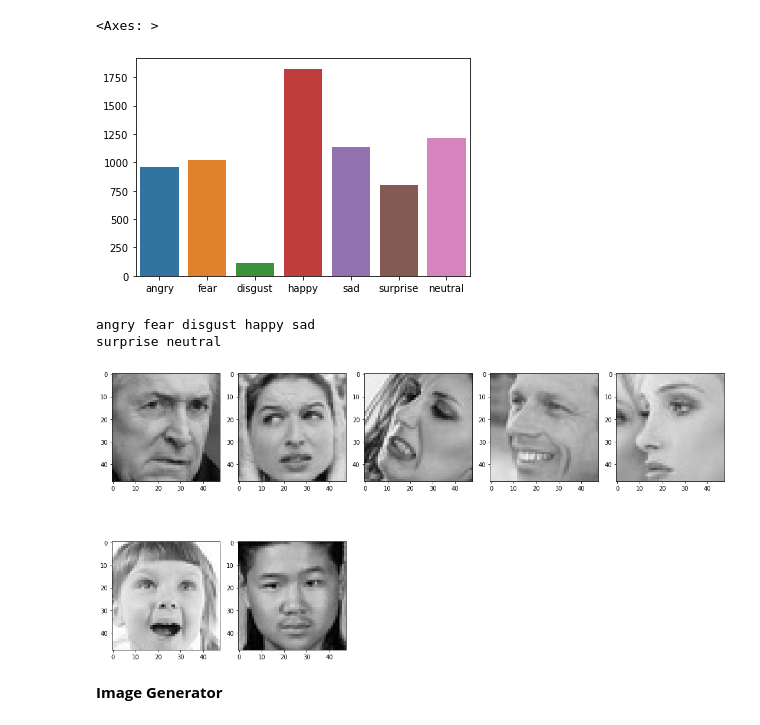
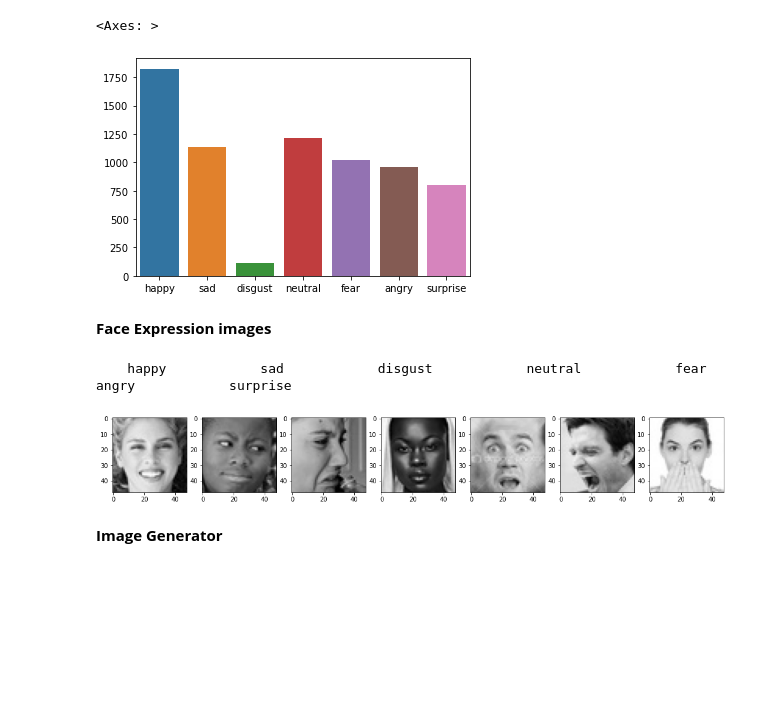
Before and after one commit to Moukthika1253/Facial_Expression_ImageClassifier, a Jupyter notebook: facial_expression_classifier.ipynb, the cells around one changed output. Saved outputs shown, nothing was run; the diff lists cells and outputs as text; code cells hidden in the pictures; blank space fills up the shorter version.

```diff
--- a/facial_expression_classifier.ipynb
+++ b/facial_expression_classifier.ipynb
@@ -29,10 +9,9 @@ Successfully installed flatbuffers-1.12 keras-2.9.0 keras-preprocessing-1.1.2 te
 train_data="/content/images/train"
 test_data="/content/images/validation"
 train_count=[]
-exp_list=["angry","fear","disgust","happy","sad","surprise","neutral"]
-print("Images in train set:")
+exp_list=[]
 for emotion in os.listdir(train_data):
-  print(emotion,len(os.listdir(train_data+"/"+emotion)))
+  exp_list.append(emotion)
   train_count.append(len(os.listdir(train_data+"/"+emotion)))
 sns.barplot(x=exp_list,y=train_count)
 # %% [output]
@@ -53,31 +24,23 @@ for emotion in os.listdir(test_data):
 sns.barplot(x=exp_list,y=test_count)
 # %% [output]
 <Axes: >
-[figure, old version]
+[figure, new version]
+# %% [markdown]
+**Face Expression images**
 # %%
-from keras_preprocessing.image import load_img
+from tensorflow.keras.preprocessing import image
 import matplotlib.pyplot as plt
-plt.figure(0, figsize=(15,20))
-cpt=0
 i=0
-for emotion in os.listdir(train_data):
-   cpt = cpt + 1
-   plt.subplot(5,5,cpt)
-   images=load_img(train_data+"/"+emotion+"/"+os.listdir(train_data+"/"+emotion)[i])
-
-   plt.imshow(images,cmap="gray")
+_, axes = plt.subplots(1, 7, figsize=(18, 16))
+axes = axes.flatten()
+for emotion,a in zip(os.listdir(train_data),axes):
+   images=image.load_img(train_data+"/"+emotion+"/"+os.listdir(train_data+"/"+emotion)[0])
+   print("    "+exp_list[i],end="        ")
+   a.imshow(images,cmap="gray")
    i=i+1
-plt.tight_layout()
-i=0
-while(i<5):
-  print(exp_list[i],end=" ")
-  i=i+1
-print()
-print(exp_list[5],exp_list[6])
 plt.show()
 # %% [output]
-angry fear disgust happy sad
-surprise neutral
+    happy            sad            disgust            neutral            fear            angry            surprise
-[figure, old version]
+[figure, new version]
 # %% [markdown]
 **Image Generator**
```
Also changed, not shown: parts of 7 cells of this notebook.
